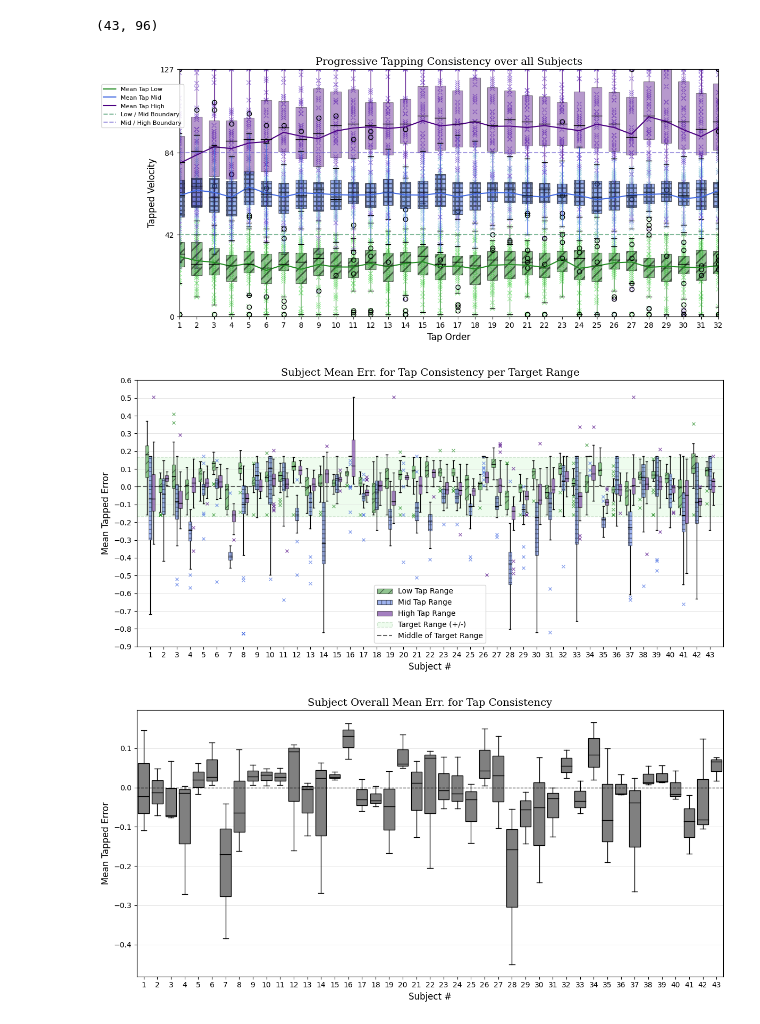
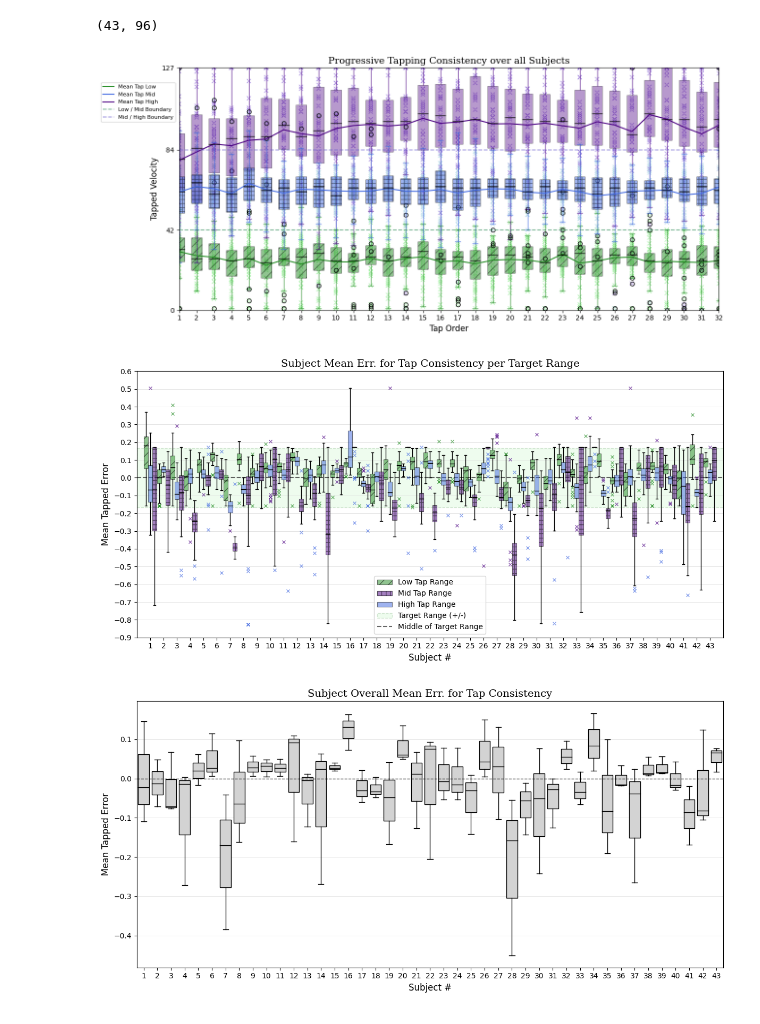
Before and after one commit to peter-clark/investigating-human-tapping-behavior-polyphonic-rhythms, a Jupyter notebook: 5-Tapping_Force-Consistency_and_Precision.ipynb, the cells around one changed output. Saved outputs shown, nothing was run; the diff lists cells and outputs as text; code cells hidden in the pictures.

```diff
--- a/5-Tapping_Force-Consistency_and_Precision.ipynb
+++ b/5-Tapping_Force-Consistency_and_Precision.ipynb
@@ -143,9 +143,12 @@ for i in range(n_subjects):
     ax.scatter(index, mid[i,:], color=colors_light[1], **tap_scatter_style)
     ax.scatter(index, high[i,:], color=colors_light[2], **tap_scatter_style)
 
-bp_low = ax.boxplot(low, boxprops={**boxb_style,'facecolor':colors_dark[0], "alpha":0.5, "hatch":"//"}, whiskerprops={"color":colors_dark[0], "alpha":0.8}, **box_style2)
-bp_high = ax.boxplot(high, boxprops={**boxb_style,'facecolor':colors_dark[2], "alpha":0.4}, whiskerprops={"color":colors_dark[2], "alpha":0.8},**box_style2)
-bp_mid = ax.boxplot(mid, boxprops={**boxb_style,'facecolor':colors_dark[1], "alpha":0.5, "hatch":"++"}, whiskerprops={"color":colors_dark[1], "alpha":0.8},**box_style2)
+bp_low = ax.boxplot(low, boxprops={**boxb_style,'facecolor':colors_dark[0], "alpha":0.5, "hatch":"//"}, \
+                    whiskerprops={"color":colors_dark[0], "alpha":0.8}, capprops={"color":colors_dark[0], "alpha":0.8}, **box_style2)
+bp_high = ax.boxplot(high, boxprops={**boxb_style,'facecolor':colors_dark[2], "alpha":0.4}, \
+                    whiskerprops={"color":colors_dark[2], "alpha":0.8}, capprops={"color":colors_dark[2], "alpha":0.8},**box_style2)
+bp_mid = ax.boxplot(mid, boxprops={**boxb_style,'facecolor':colors_dark[1], "alpha":0.5, "hatch":"++"}, \
+                    whiskerprops={"color":colors_dark[1], "alpha":0.8}, capprops={"color":colors_dark[1], "alpha":0.8},**box_style2)
 
 ax.plot(index, np.mean(low, axis=0), color=colors_dark[0], label="Mean Tap Low")
 ax.plot(index, np.mean(mid, axis=0), color=colors_dark[1], label="Mean Tap Mid")
@@ -160,9 +163,10 @@ ax.set_title(f"Progressive Tapping Consistency over all Subjects", fontsize=14,
 ax.set_xlabel("Tap Order", fontsize=12, fontfamily='sans-serif')
 ax.set_ylabel("Tapped Velocity", fontsize=12, fontfamily='sans-serif')
 plt.legend(loc='upper left', bbox_to_anchor=(-0.15, 0.95),prop={'size': 8})
+fig.tight_layout()
 plt.show()
 # %% [output]
-[figure, old version]
+[figure, new version]
 # %%
 ## Graph by Subject ##
 
@@ -172,8 +176,8 @@ subjidx = np.arange(n_subjects)+1
 ax.grid(color='lightgray', linestyle='-', linewidth=0.6, alpha=0.7, axis='y')
 
 # shift for 3x boxplot
-pos_low = subjidx - 0.25
-pos_high = subjidx + 0.25
+pos_low = subjidx - 0.33
+pos_high = subjidx + 0.33
 
 # target rectangle
 line = ax.axhline(y=0,color='black', alpha=0.6, linestyle='--', label='Middle of Target Range')
@@ -191,8 +195,8 @@ for i in range(n_subjects):
 
 mpl.rcParams['hatch.linewidth'] = 1
 bp1_low = ax.boxplot(_tap_by_test[0].T, positions=pos_low, **box_style, boxprops={**boxb_style,"facecolor":colors_dark[0], "alpha":0.5, "hatch":"//"}, flierprops={"markeredgecolor":colors_dark[0], **boxf_style})
-bp1_mid = ax.boxplot(_tap_by_test[1].T, positions=subjidx, **box_style, boxprops={**boxb_style,"facecolor":colors_dark[1], "alpha":0.5, "hatch":"++"}, flierprops={"markeredgecolor":colors_dark[1], **boxf_style})
-bp1_high = ax.boxplot(_tap_by_test[2].T, positions=pos_high, **box_style, boxprops={**boxb_style,"facecolor":colors_dark[2], "alpha":0.5}, flierprops={"markeredgecolor":colors_dark[2], **boxf_style})
+bp1_mid = ax.boxplot(_tap_by_test[1].T, positions=pos_high, **box_style, boxprops={**boxb_style,"facecolor":colors_dark[2], "alpha":0.5, "hatch":"++"}, flierprops={"markeredgecolor":colors_dark[1], **boxf_style})
+bp1_high = ax.boxplot(_tap_by_test[2].T, positions=subjidx, **box_style, boxprops={**boxb_style,"facecolor":colors_dark[1], "alpha":0.5}, flierprops={"markeredgecolor":colors_dark[2], **boxf_style})
 
 ax.set(xlim=[0,n_subjects+1], ylim=[-0.9,0.6], xticks=subjidx, xticklabels=subjidx, yticks=np.arange(start=-0.9,stop=0.7,step=0.1))
 
@@ -212,18 +216,18 @@ ax.legend([bp1_low["boxes"][0], bp1_mid["boxes"][0], bp1_high["boxes"][0], rect,
 fig.tight_layout()
 plt.show()
 # %% [output]
-[figure, old version]
+[figure, new version]
 # %%
-
+## Plot Error by Subject ##
 fig = plt.figure(figsize=(12,6))
 ax = fig.add_subplot()
 ax.grid(color='lightgray', linestyle='-', linewidth=0.6, alpha=0.7, axis='y')
-bp=ax.boxplot(np.mean(_tap_by_test,axis=2), patch_artist=True,widths=0.8, medianprops={"color":"black"}, boxprops={"facecolor":"grey"})
+bp=ax.boxplot(np.mean(_tap_by_test,axis=2), patch_artist=True,widths=0.8, medianprops={"color":"black"}, boxprops={"facecolor":"lightgrey"})
 ax.axhline(y=0.0,color='black', alpha=0.8, linestyle='--', linewidth=1)
 ax.set_title(f"Subject Overall Mean Err. for Tap Consistency", fontsize=14, fontfamily='serif',fontweight='book')
 ax.set_xlabel("Subject #", fontsize=12, fontfamily='sans-serif')
 ax.set_ylabel("Mean Tapped Error", fontsize=12, fontfamily='sans-serif')
 fig.tight_layout()
 plt.show()
 # %% [output]
-[figure, old version]
+[figure, new version]
```
Also changed, not shown: parts of 4 cells of this notebook.
